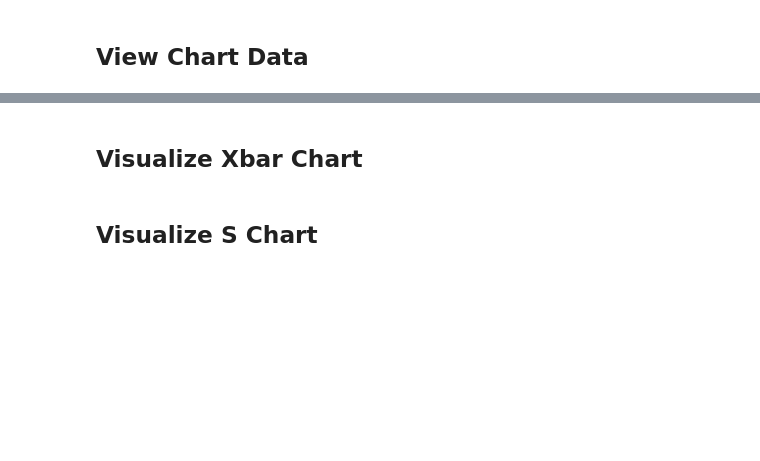
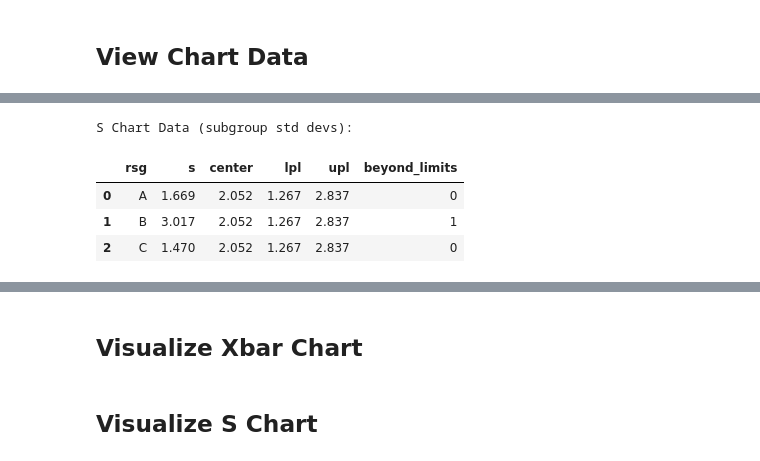
Before and after one commit to cnicholas/processbehavior, a Jupyter notebook: docs/tutorials/xbar-s-analysis.ipynb, the cells around one changed output, grey strips where cells are left out. Cells and saved outputs as stored; diff of their text form; code cells hidden in the pictures; blank space fills up the shorter version.

```diff
--- a/docs/tutorials/xbar-s-analysis.ipynb
+++ b/docs/tutorials/xbar-s-analysis.ipynb
@@ -103,8 +135,14 @@ xbar_data.head(10)
 # %%
 # S chart shows subgroup standard deviations
-s_data = result.get_chart('S')
+s_data = result.get_chart('Sbar')
 print("\nS Chart Data (subgroup std devs):")
 s_data.head(10)
+# %% [output]
+S Chart Data (subgroup std devs):
+|  | rsg | s | center | lpl | upl | beyond_limits |
+| 0 | A | 1.669 | 2.052 | 1.267 | 2.837 | 0 |
+| 1 | B | 3.017 | 2.052 | 1.267 | 2.837 | 1 |
+| 2 | C | 1.470 | 2.052 | 1.267 | 2.837 | 0 |
 # %%
 # Statistics for both charts
 print("Xbar Statistics:")
```
Also changed, not shown: parts of 13 cells of this notebook, 15 other files.
